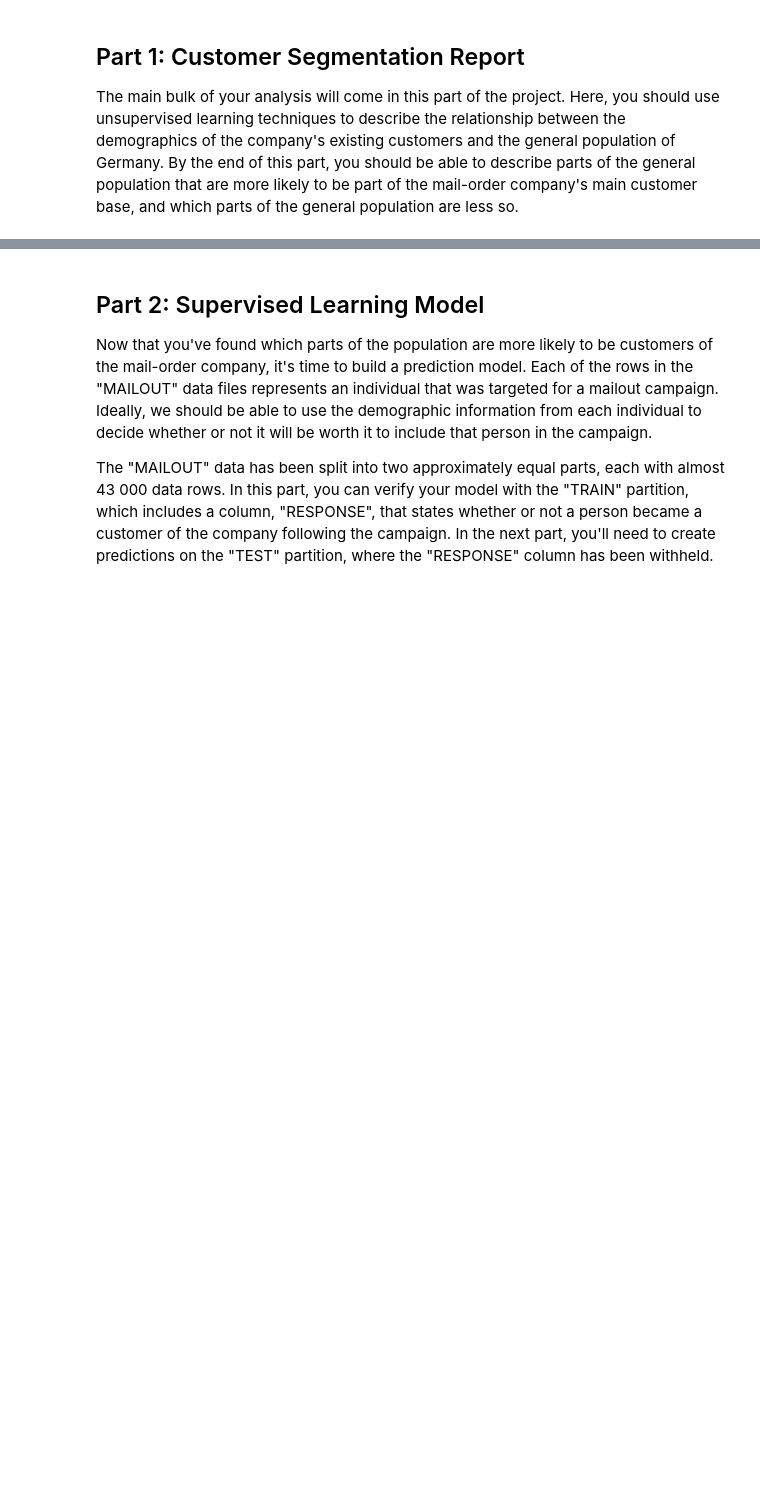
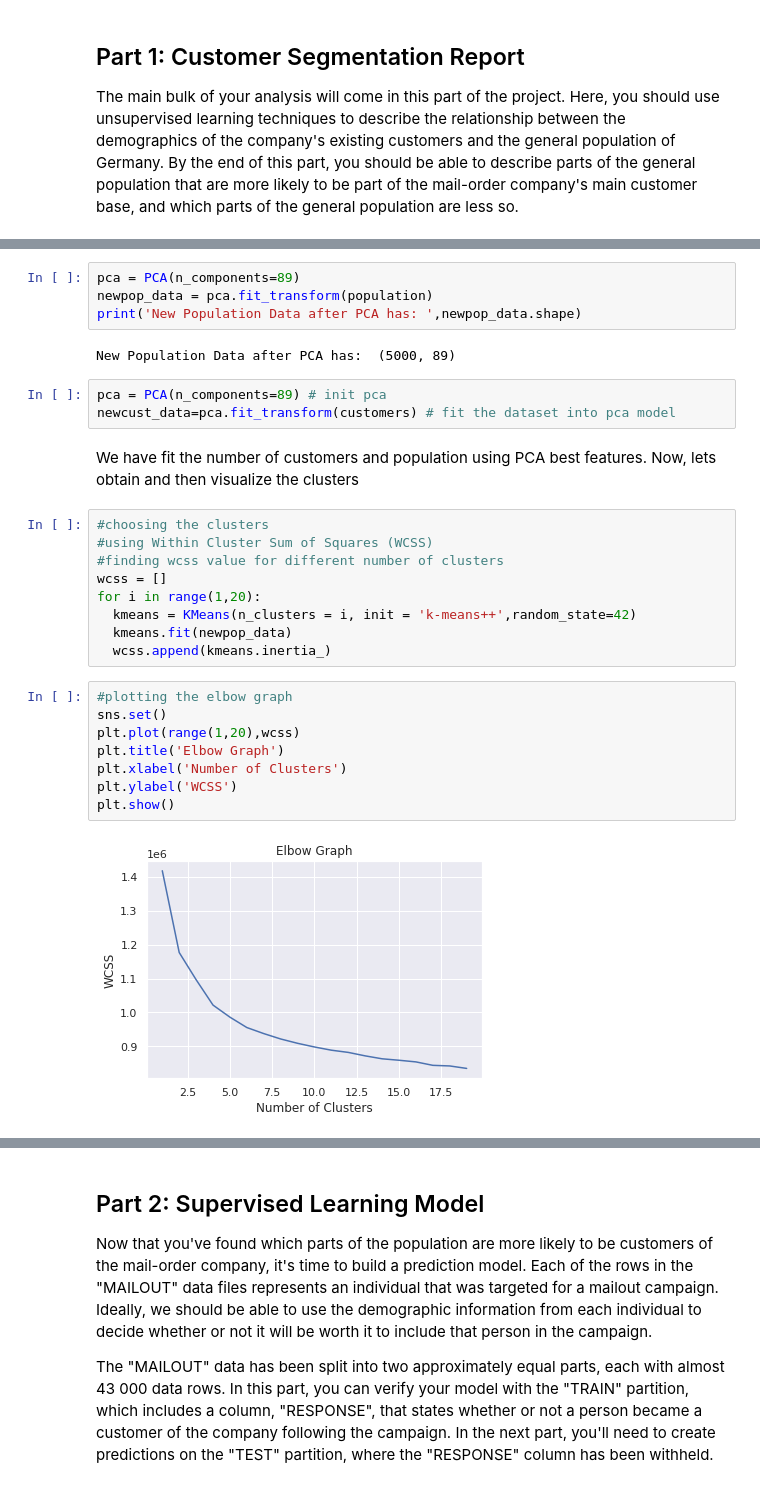
Before and after one commit to Joykareko/AWS-Udacity-Capstone-Project, a Jupyter notebook: Arvato_Project_Workbook.ipynb, the cells around one changed output, grey strips where cells are left out. Cells and saved outputs as stored; diff of their text form; blank space fills up the shorter version.

```diff
--- a/Arvato_Project_Workbook.ipynb
+++ b/Arvato_Project_Workbook.ipynb
@@ -524,0 +566,30 @@ ValueError: ignored
+# %%
+pca = PCA(n_components=89)
+newpop_data = pca.fit_transform(population)
+print('New Population Data after PCA has: ',newpop_data.shape)
+# %% [output]
+New Population Data after PCA has:  (5000, 89)
+# %%
+pca = PCA(n_components=89) # init pca
+newcust_data=pca.fit_transform(customers) # fit the dataset into pca model
+# %% [markdown]
+We have fit the number of customers and population using PCA best features. Now, lets obtain and then visualize the clusters
+# %%
+#choosing the clusters
+#using Within Cluster Sum of Squares (WCSS)
+#finding wcss value for different number of clusters
+wcss = []
+for i in range(1,20):
+  kmeans = KMeans(n_clusters = i, init = 'k-means++',random_state=42)
+  kmeans.fit(newpop_data)
+  wcss.append(kmeans.inertia_)
+# %%
+#plotting the elbow graph
+sns.set()
+plt.plot(range(1,20),wcss)
+plt.title('Elbow Graph')
+plt.xlabel('Number of Clusters')
+plt.ylabel('WCSS')
+plt.show()
+# %% [output]
+[figure, added]
```
Also changed, not shown: parts of 25 cells of this notebook.
